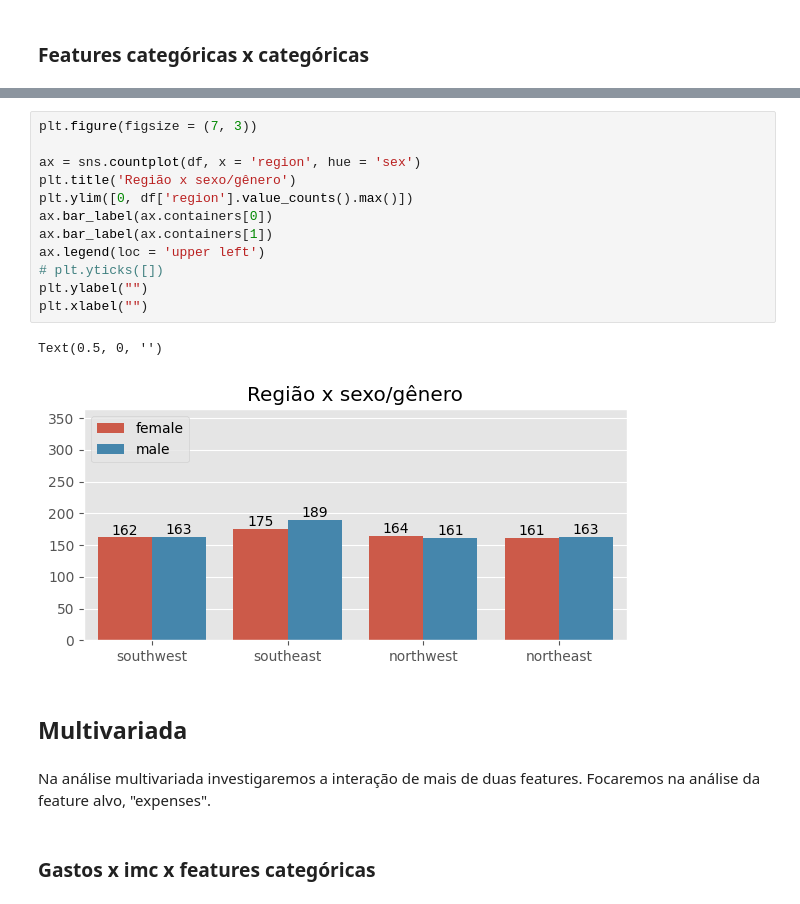
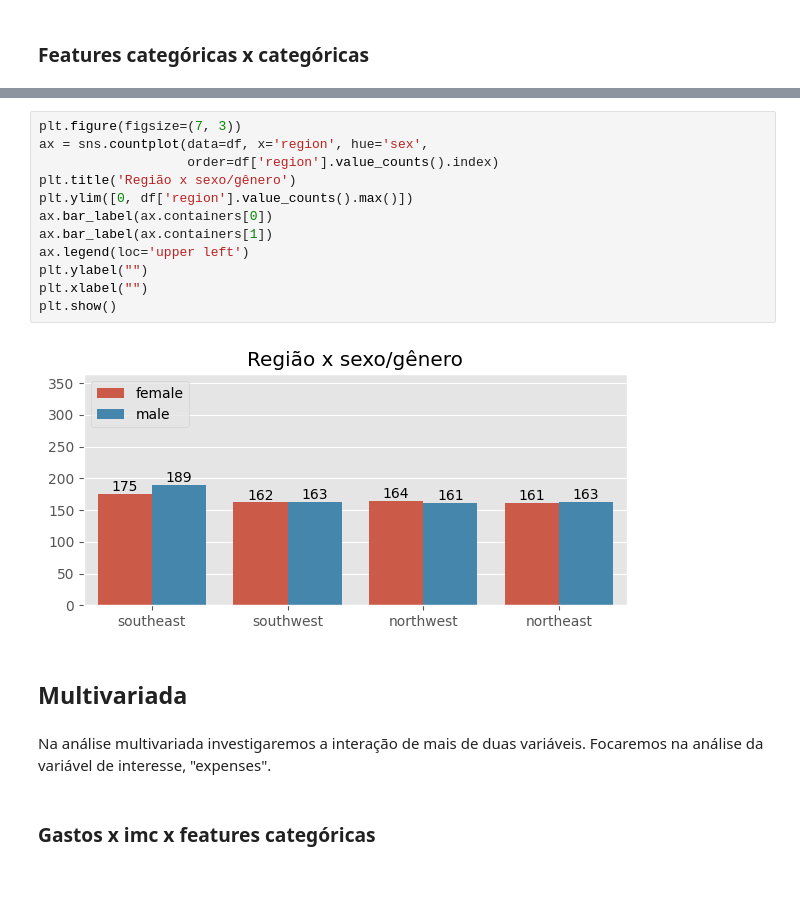
Before and after one commit to Bruno-Donato/desafio_gastos_saude, a Jupyter notebook: regress_gastos_saude.ipynb, the cells around one changed output, grey strips where cells are left out. Cells and saved outputs as stored; diff of their text form.

```diff
--- a/regress_gastos_saude.ipynb
+++ b/regress_gastos_saude.ipynb
@@ -523,22 +530,21 @@ Text(0.5, 0, '')
 # %%
-plt.figure(figsize = (7, 3))
-
-ax = sns.countplot(df, x = 'region', hue = 'sex')
+plt.figure(figsize=(7, 3))
+ax = sns.countplot(data=df, x='region', hue='sex',
+                   order=df['region'].value_counts().index)
 plt.title('Região x sexo/gênero')
 plt.ylim([0, df['region'].value_counts().max()])
 ax.bar_label(ax.containers[0])
 ax.bar_label(ax.containers[1])
-ax.legend(loc = 'upper left')
-# plt.yticks([])
+ax.legend(loc='upper left')
 plt.ylabel("")
 plt.xlabel("")
+plt.show()
 # %% [output]
-Text(0.5, 0, '')
-[figure, old version]
+[figure, new version]
 # %% [markdown]
 ## Multivariada
 # %% [markdown]
-Na análise multivariada investigaremos a interação de mais de duas features. Focaremos na análise da feature alvo, "expenses".
+Na análise multivariada investigaremos a interação de mais de duas variáveis. Focaremos na análise da variável de interesse, "expenses".
 # %% [markdown]
 ### Gastos x imc x features categóricas
 # %%
```
Also changed, not shown: parts of 112 cells of this notebook, 2 other files.
